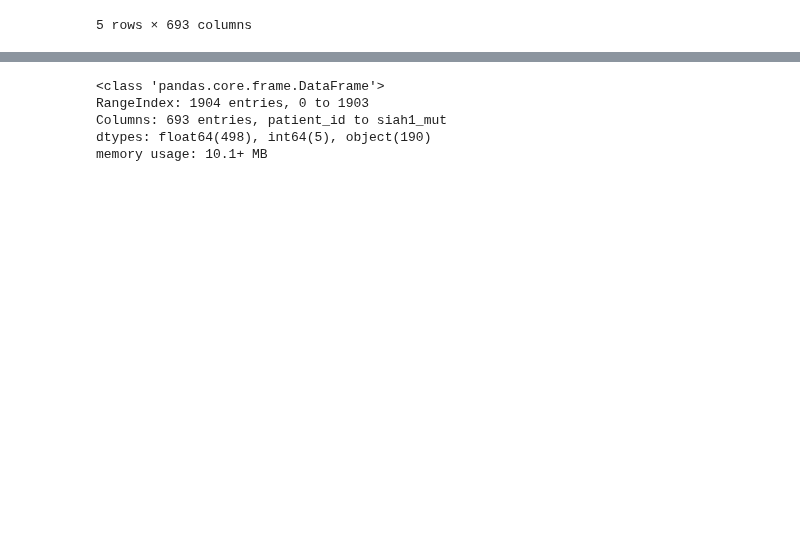
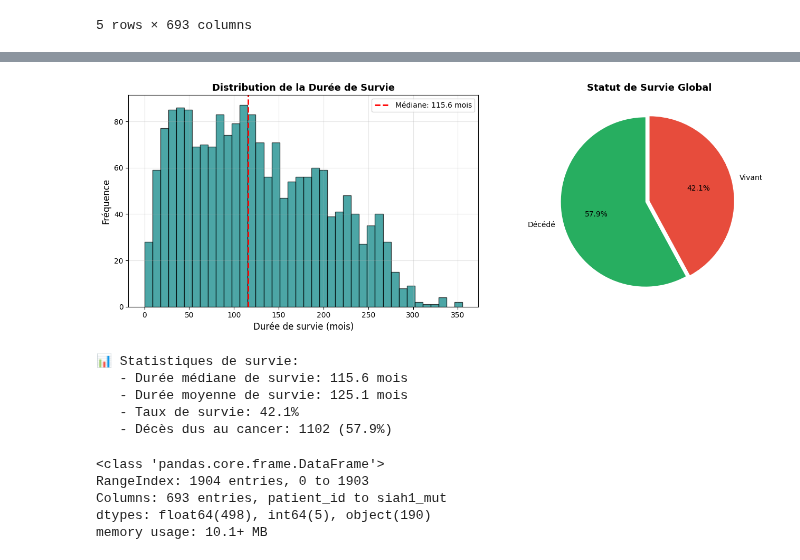
Before and after one commit to yasmineCH03/Breast_Cancer_Detection_ML_Project, a Jupyter notebook: Notebooks/data_preparation/Notebook_METABRIC_Complet.ipynb, the cells around one changed output, grey strips where cells are left out. Cells and saved outputs as stored; diff of their text form; code cells hidden in the pictures; blank space fills up the shorter version.

```diff
--- a/Notebooks/data_preparation/Notebook_METABRIC_Complet.ipynb
+++ b/Notebooks/data_preparation/Notebook_METABRIC_Complet.ipynb
@@ -34,3 +102,41 @@ df.head()
+# %%
+# Analyse de survie
+fig, axes = plt.subplots(1, 2, figsize=(14, 5))
+
+# Distribution de la durée de survie
+axes[0].hist(df['overall_survival_months'].dropna(), bins=40, color='teal', edgecolor='black', alpha=0.7)
+axes[0].axvline(df['overall_survival_months'].median(), color='red', linestyle='--', linewidth=2,
+                label=f'Médiane: {df["overall_survival_months"].median():.1f} mois')
+axes[0].set_xlabel('Durée de survie (mois)', fontsize=12)
+axes[0].set_ylabel('Fréquence', fontsize=12)
+axes[0].set_title('Distribution de la Durée de Survie', fontsize=13, fontweight='bold')
+axes[0].legend()
+axes[0].grid(alpha=0.3)
+
+# Statut de survie
+survival_counts = df['overall_survival'].value_counts()
+colors = ['#27ae60', '#e74c3c']
+axes[1].pie(survival_counts, labels=['Vivant' if x==1 else 'Décédé' for x in survival_counts.index],
+            autopct='%1.1f%%', startangle=90, colors=colors, explode=[0.05, 0])
+axes[1].set_title('Statut de Survie Global', fontsize=13, fontweight='bold')
+
+plt.tight_layout()
+plt.show()
+
+print(f"\n📊 Statistiques de survie:")
+print(f"   - Durée médiane de survie: {df['overall_survival_months'].median():.1f} mois")
+print(f"   - Durée moyenne de survie: {df['overall_survival_months'].mean():.1f} mois")
+print(f"   - Taux de survie: {(df['overall_survival'] == 1).sum() / df['overall_survival'].notna().sum() * 100:.1f}%")
+if 'death_from_cancer' in df.columns:
+    death_cancer = df['death_from_cancer'].str.contains('Died', na=False).sum()
+    print(f"   - Décès dus au cancer: {death_cancer} ({death_cancer/len(df)*100:.1f}%)")
+# %% [output]
+[figure, added]
+📊 Statistiques de survie:
+   - Durée médiane de survie: 115.6 mois
+   - Durée moyenne de survie: 125.1 mois
+   - Taux de survie: 42.1%
+   - Décès dus au cancer: 1102 (57.9%)
 # %%
 df.info()
 # %% [output]
```
Also changed, not shown: parts of 11 cells of this notebook.
